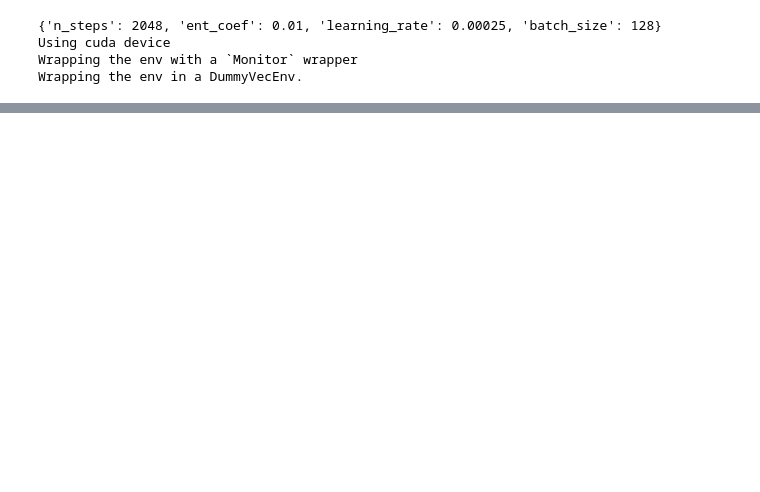
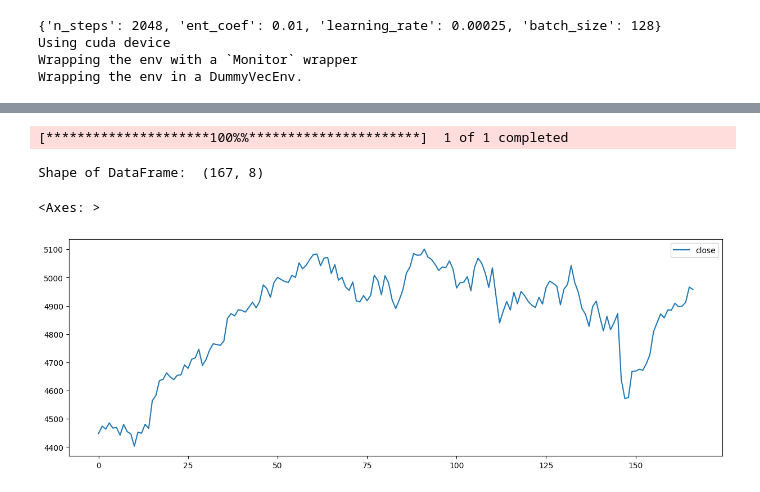
Before and after one commit to Versus-91/Thesis, a Jupyter notebook: drl.ipynb, the cells around one changed output, grey strips where cells are left out. Drawn from its saved outputs; the diff is of its cells as text; code cells hidden in the pictures; blank space fills up the shorter version.

```diff
--- a/drl.ipynb
+++ b/drl.ipynb
@@ -172,0 +403,14 @@ trained_ppo = agent.train_model(model=model_ppo,
+# %%
+index_df = YahooDownloader(start_date = TEST_START_DATE,
+                     end_date = TEST_END_DATE,
+                     ticker_list = ['^STOXX50E']).fetch_data()
+index_df = index_df[['date','close']]
+fst_day = index_df['close'][0]
+dji = pd.merge(index_df['date'], index_df['close'].div(fst_day).mul(1000000),
+               how='outer', left_index=True, right_index=True).set_index('date')
+index_df.plot()
+# %% [output]
+[*********************100%%**********************]  1 of 1 completed
+Shape of DataFrame:  (167, 8)
+<Axes: >
+[figure, added]
```
Also changed, not shown: parts of 43 cells of this notebook, 46 other files.
